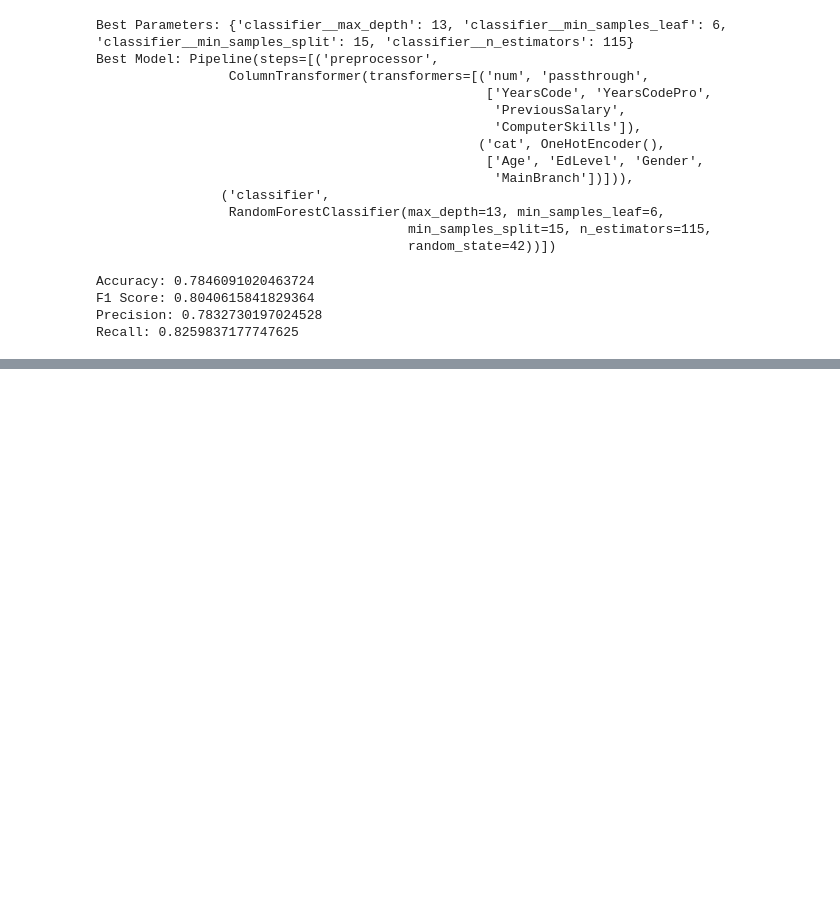
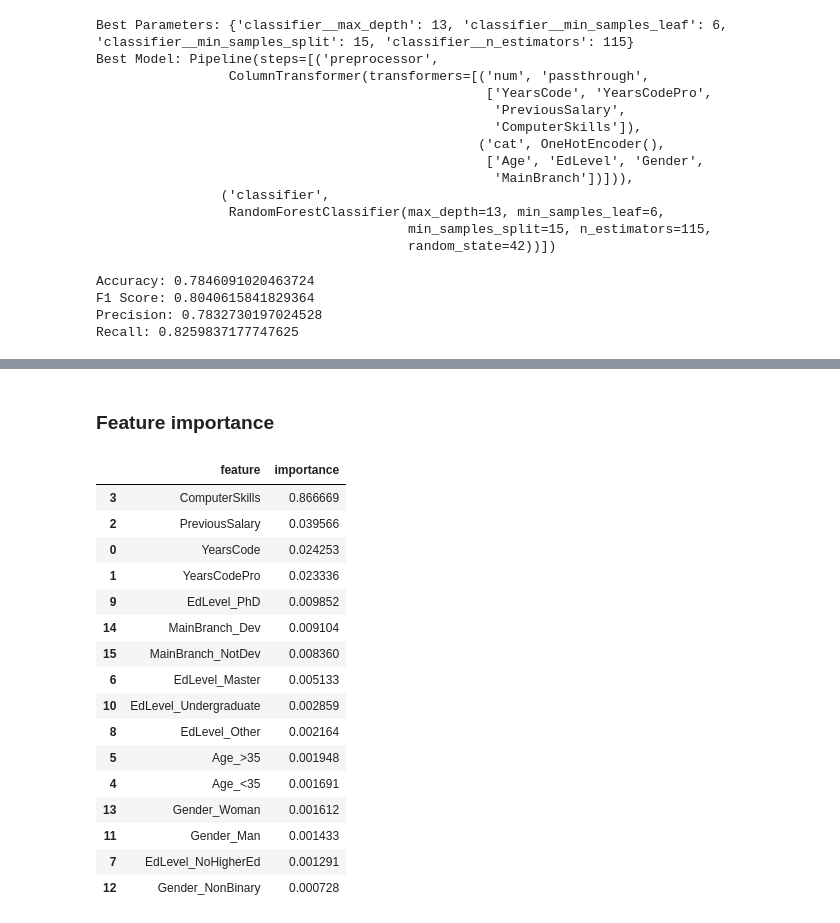
Before and after one commit to C21sja/KAN-CINTO1011U-Big-Data-ManagementPCS, a Jupyter notebook: SJA - Trees.ipynb, the cells around one changed output, grey strips where cells are left out. Cells and saved outputs as stored; diff of their text form; code cells hidden in the pictures; blank space fills up the shorter version.

```diff
--- a/SJA - Trees.ipynb
+++ b/SJA - Trees.ipynb
@@ -261,3 +264,18 @@ Accuracy: 0.7846091020463724
 F1 Score: 0.8040615841829364
 Precision: 0.7832730197024528
 Recall: 0.8259837177747625
+# %%
+# Define the hyperparameters and their possible values
+param_grid = {
+    'classifier__min_samples_split': [15, 30, 50]
+}
+
+# Create a GridSearchCV object
+grid_search = GridSearchCV(pipeline, param_grid, cv=5, scoring='f1', n_jobs=-1)
+
+# Fit the grid search to your data
+grid_search.fit(X_train, y_train)
+
+# Get the best parameters and model
+best_params = grid_search.best_params_
+best_model = grid_search.best_estimator_
@@ -263,0 +300,38 @@ Recall: 0.8259837177747625
+# %% [markdown]
+### Feature importance
+# %%
+# Get feature importances from the classifier
+feature_importances = best_model.named_steps['classifier'].feature_importances_
+
+# Get feature names for categorical features from the preprocessor step of the pipeline
+# The OneHotEncoder step is named 'cat' in the ColumnTransformer
+# We use get_feature_names_out() to get the feature names and then convert to a list
+categorical_feature_names = best_model.named_steps['preprocessor'].named_transformers_['cat'].get_feature_names_out(categorical_cols).tolist()
+
+# The numerical feature names are used directly
+numerical_feature_names = numerical_cols  # This is already a list
+
+# Combine numerical and categorical feature names
+feature_names = numerical_feature_names + categorical_feature_names
+
+# Create a DataFrame to display feature importances
+feature_df = pd.DataFrame({'feature': feature_names, 'importance': feature_importances}).sort_values('importance', ascending=False)
+feature_df.head(16)
+# %% [output]
+|  | feature | importance |
+| 3 | ComputerSkills | 0.866669 |
+| 2 | PreviousSalary | 0.039566 |
+| 0 | YearsCode | 0.024253 |
+| 1 | YearsCodePro | 0.023336 |
+| 9 | EdLevel_PhD | 0.009852 |
+| 14 | MainBranch_Dev | 0.009104 |
+| 15 | MainBranch_NotDev | 0.008360 |
+| 6 | EdLevel_Master | 0.005133 |
+| 10 | EdLevel_Undergraduate | 0.002859 |
+| 8 | EdLevel_Other | 0.002164 |
+| 5 | Age_>35 | 0.001948 |
+| 4 | Age_<35 | 0.001691 |
+| 13 | Gender_Woman | 0.001612 |
+| 11 | Gender_Man | 0.001433 |
+| 7 | EdLevel_NoHigherEd | 0.001291 |
+| 12 | Gender_NonBinary | 0.000728 |
```
Also changed, not shown: parts of 9 cells of this notebook.
